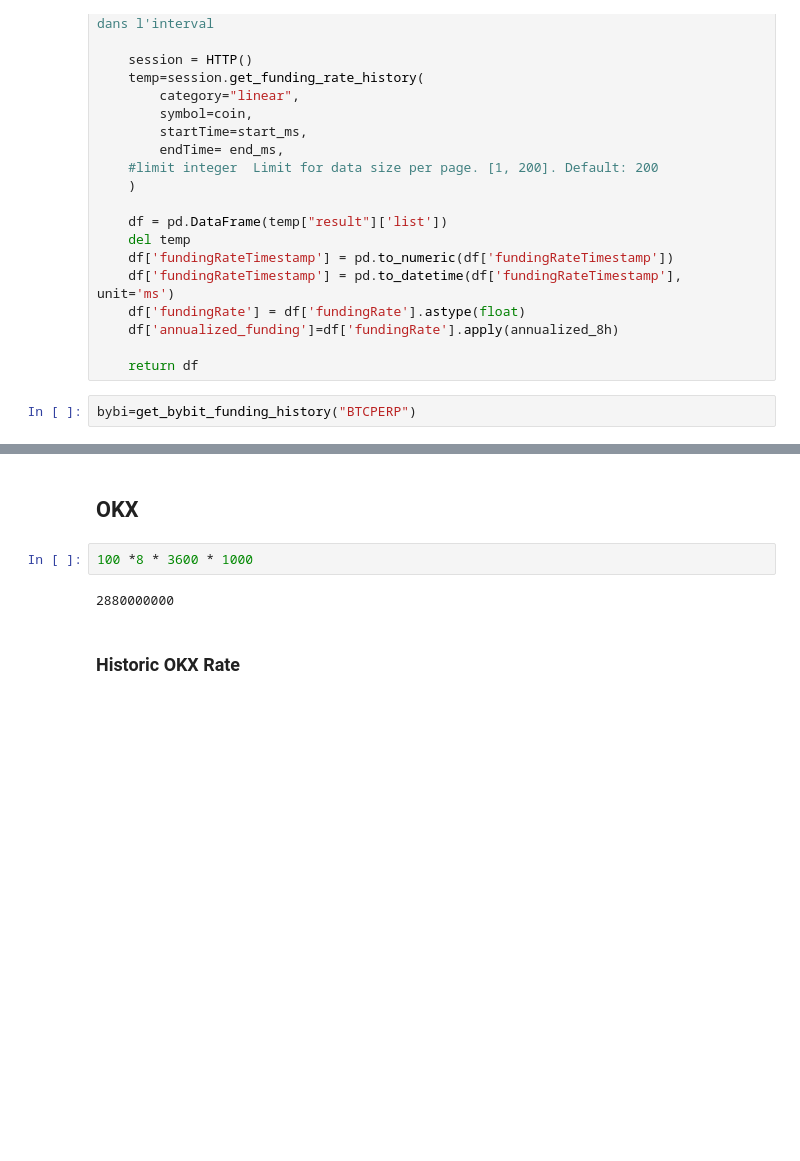
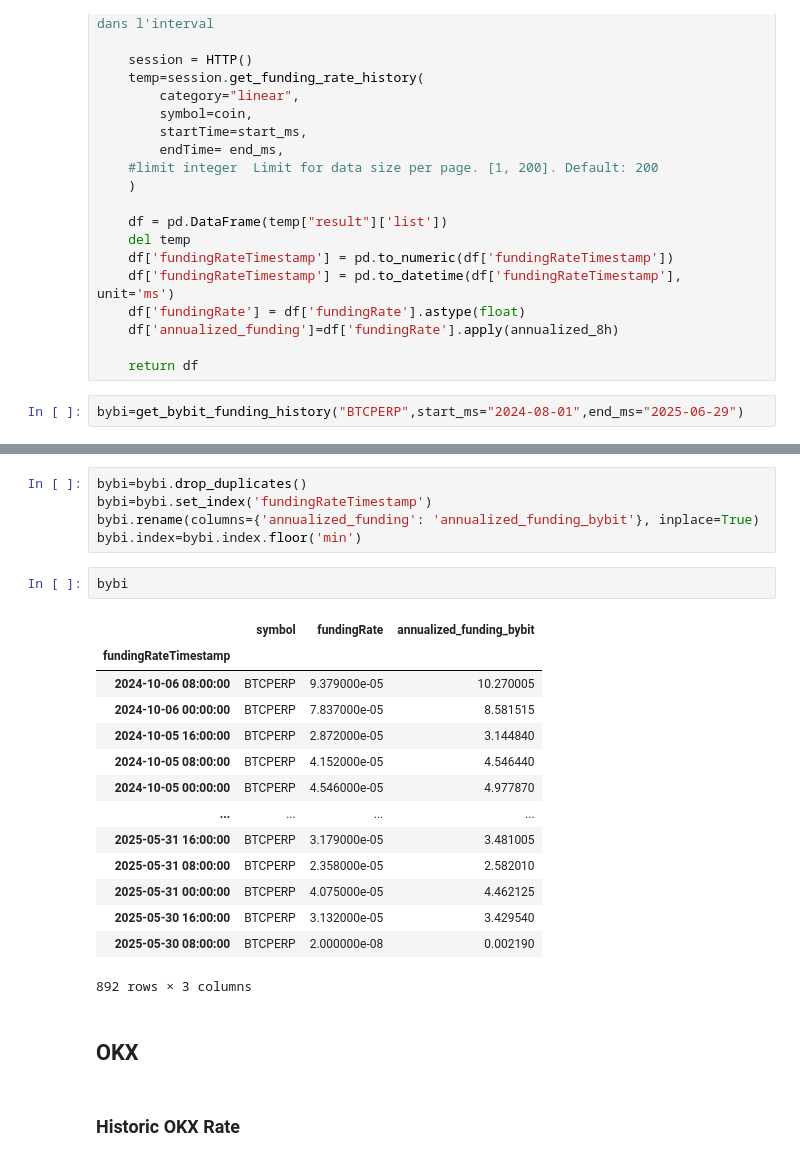
Before and after one commit to PhilMacre/rho_market, a Jupyter notebook: Historical.ipynb, the cells around one changed output, grey strips where cells are left out. Drawn from its saved outputs; the diff is of its cells as text; blank space fills up the shorter version.

```diff
--- a/Historical.ipynb
+++ b/Historical.ipynb
@@ -92,7 +179,7 @@ def get_bybit_funding_history(coin: str, start_ms: str = None, end_ms: str = Non
 
     return df
 # %%
-bybi=get_bybit_funding_history("BTCPERP")
+bybi=get_bybit_funding_history("BTCPERP",start_ms="2024-08-01",end_ms="2025-06-29")
 # %% [output]
 DEBUG:pybit._http_manager:Initializing HTTP session.
 DEBUG:urllib3.connectionpool:Starting new HTTPS connection (1): api.bybit.com:443
@@ -100,9 +196,27 @@ DEBUG:urllib3.connectionpool:https://api.bybit.com:443 "GET /v5/market/funding/h
+# %%
+bybi=bybi.drop_duplicates()
+bybi=bybi.set_index('fundingRateTimestamp')
+bybi.rename(columns={'annualized_funding': 'annualized_funding_bybit'}, inplace=True)
+bybi.index=bybi.index.floor('min')
+# %%
+bybi
+# %% [output]
+|  | symbol | fundingRate | annualized_funding_bybit |
+| fundingRateTimestamp |  |  |  |
+| 2024-10-06 08:00:00 | BTCPERP | 9.379000e-05 | 10.270005 |
+| 2024-10-06 00:00:00 | BTCPERP | 7.837000e-05 | 8.581515 |
+| 2024-10-05 16:00:00 | BTCPERP | 2.872000e-05 | 3.144840 |
+| 2024-10-05 08:00:00 | BTCPERP | 4.152000e-05 | 4.546440 |
+| 2024-10-05 00:00:00 | BTCPERP | 4.546000e-05 | 4.977870 |
+| ... | ... | ... | ... |
+| 2025-05-31 16:00:00 | BTCPERP | 3.179000e-05 | 3.481005 |
+| 2025-05-31 08:00:00 | BTCPERP | 2.358000e-05 | 2.582010 |
+| 2025-05-31 00:00:00 | BTCPERP | 4.075000e-05 | 4.462125 |
+| 2025-05-30 16:00:00 | BTCPERP | 3.132000e-05 | 3.429540 |
+| 2025-05-30 08:00:00 | BTCPERP | 2.000000e-08 | 0.002190 |
+892 rows × 3 columns
 # %% [markdown]
 ## OKX
-# %%
-100 *8 * 3600 * 1000
-# %% [output]
-2880000000
 # %% [markdown]
 ### Historic OKX Rate
 # %%
```
Also changed, not shown: parts of 11 cells of this notebook.
